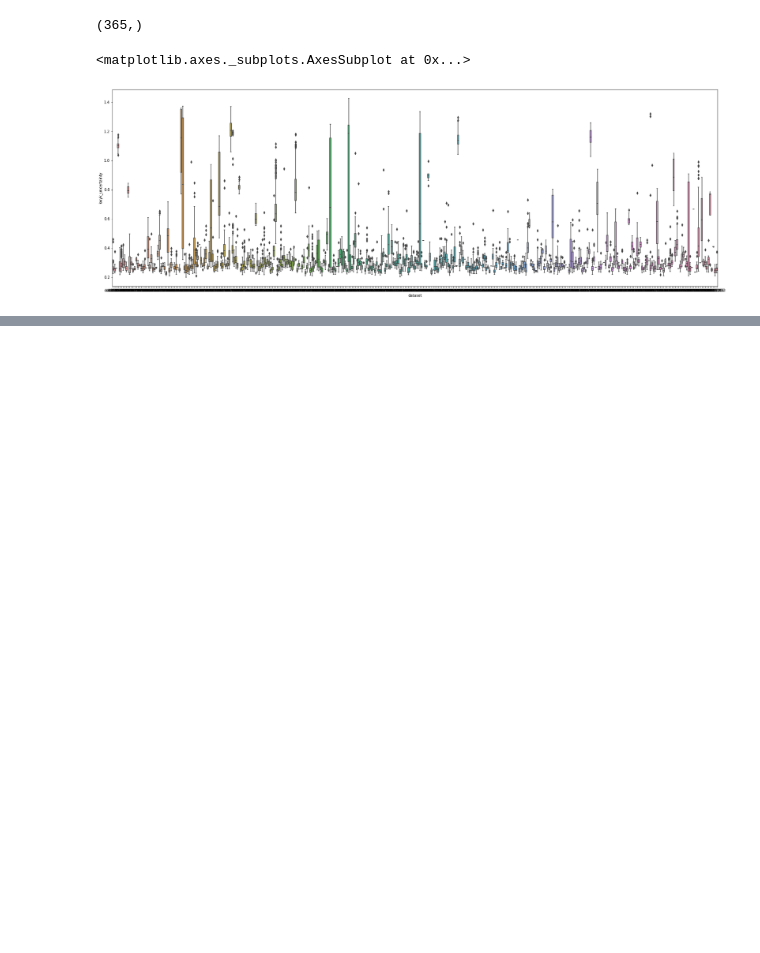
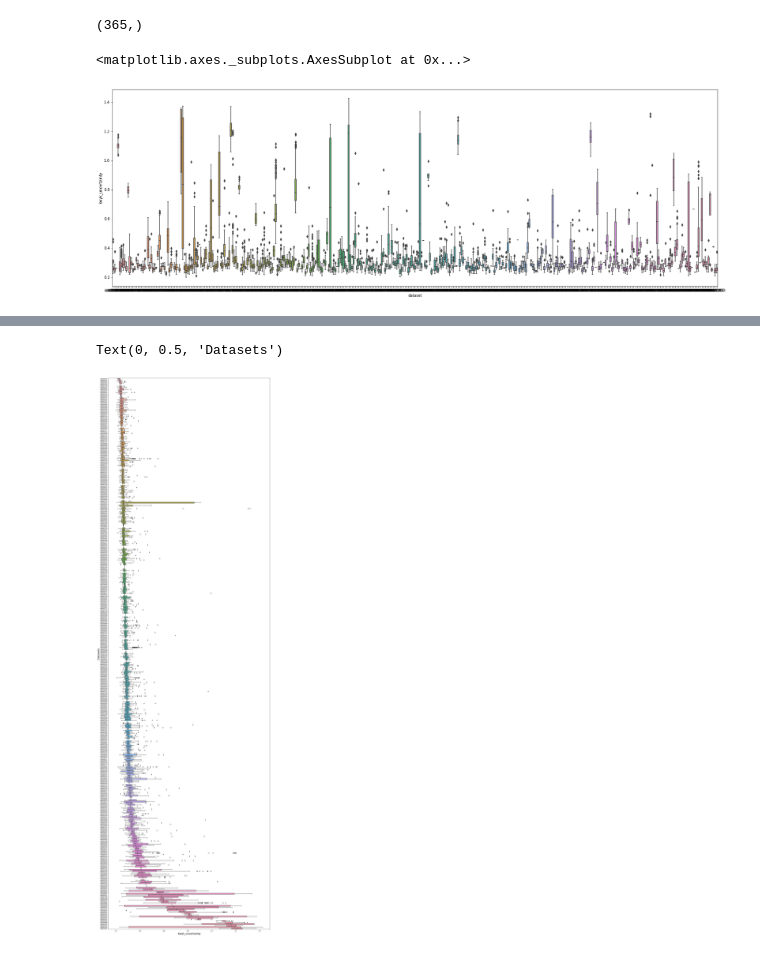
Before and after one commit to Hoda1394/kwyk_on_openneuro, a Jupyter notebook: kwyk_on_openneuro.ipynb, the cells around one changed output, grey strips where cells are left out. Saved outputs shown, nothing was run; the diff lists cells and outputs as text; code cells hidden in the pictures; blank space fills up the shorter version.

```diff
--- a/kwyk_on_openneuro.ipynb
+++ b/kwyk_on_openneuro.ipynb
@@ -98,0 +115,8 @@ sns.boxplot(x="dataset",y="kwyk_uncertainty",data = df)
+# %%
+f, ax = plt.subplots(figsize=(20, 70))
+sns.boxplot(x="kwyk_uncertainty",y="dataset",data = df, order = sorted_ds)
+plt.xlabel("kwyk_uncertainty", size=18)
+plt.ylabel("Datasets", size=18)
+# %% [output]
+Text(0, 0.5, 'Datasets')
+[figure, added]
```
Also changed, not shown: parts of 4 cells of this notebook.
